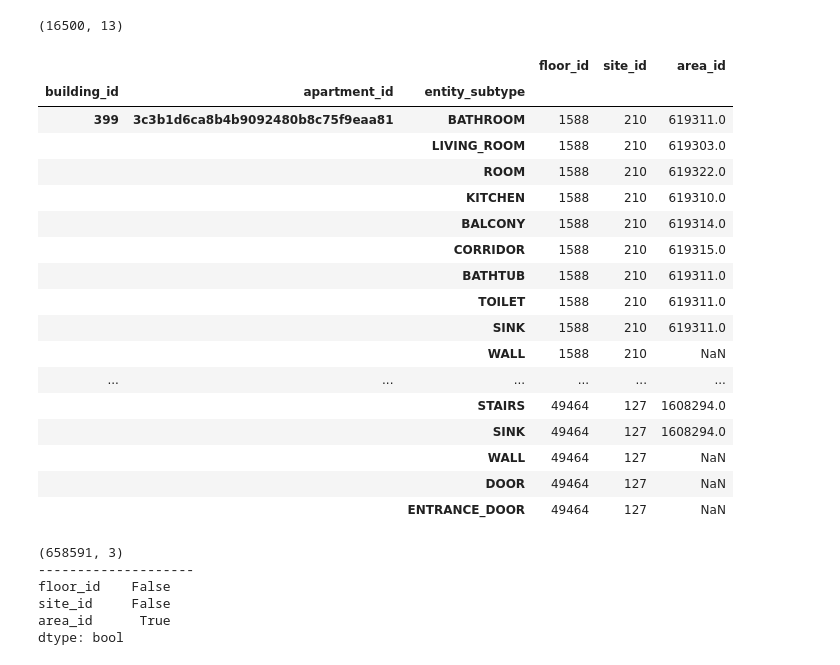
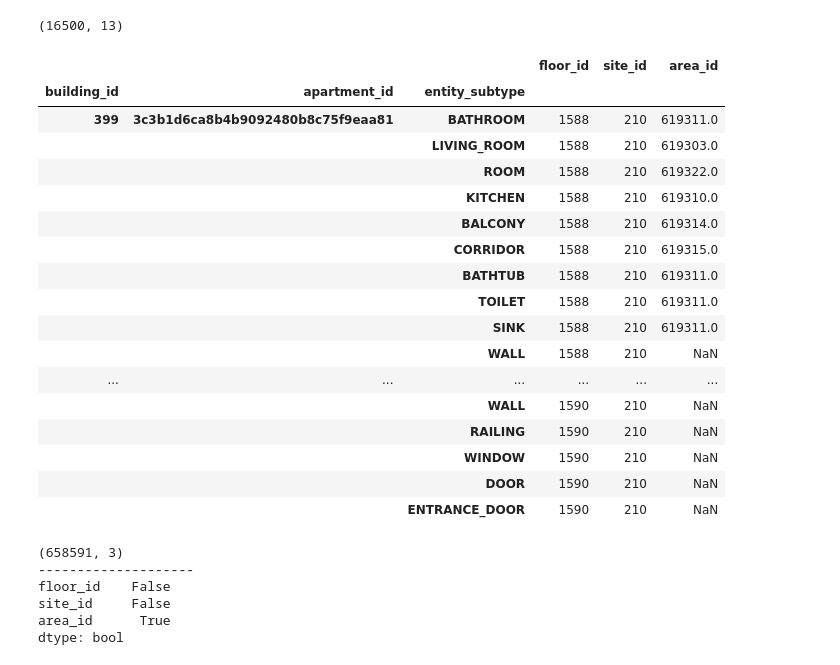
Before and after one commit to Karath-Vamsi/Swiss_homes_analysis, a Jupyter notebook: analysis.ipynb, the cells around one changed output. Saved outputs shown, nothing was run; the diff lists cells and outputs as text; code cells hidden in the pictures.

```diff
--- a/analysis.ipynb
+++ b/analysis.ipynb
@@ -203,27 +167,27 @@ commercial.shape
 # %%
 # Identifier - Contains the unique identifier for each apartment
 identifier = pd.DataFrame(residential[['apartment_id','entity_subtype','floor_id','building_id','site_id','area_id']]).set_index(['building_id','apartment_id','entity_subtype'])
 identifier = identifier[~identifier.index.duplicated(keep='first')]
-identifier.head(100)
+identifier.head(60)
 # %% [output]
 |  |  |  | floor_id | site_id | area_id |
 | building_id | apartment_id | entity_subtype |  |  |  |
 | 399 | 3c3b1d6ca8b4b9092480b8c75f9eaa81 | BATHROOM | 1588 | 210 | 619311.0 |
 |  |  | LIVING_ROOM | 1588 | 210 | 619303.0 |
 |  |  | ROOM | 1588 | 210 | 619322.0 |
 |  |  | KITCHEN | 1588 | 210 | 619310.0 |
 |  |  | BALCONY | 1588 | 210 | 619314.0 |
 |  |  | CORRIDOR | 1588 | 210 | 619315.0 |
 |  |  | BATHTUB | 1588 | 210 | 619311.0 |
 |  |  | TOILET | 1588 | 210 | 619311.0 |
 |  |  | SINK | 1588 | 210 | 619311.0 |
 |  |  | WALL | 1588 | 210 | NaN |
 | ... | ... | ... | ... | ... | ... |
-|  |  | STAIRS | 49464 | 127 | 1608294.0 |
-|  |  | SINK | 49464 | 127 | 1608294.0 |
-|  |  | WALL | 49464 | 127 | NaN |
-|  |  | DOOR | 49464 | 127 | NaN |
-|  |  | ENTRANCE_DOOR | 49464 | 127 | NaN |
+|  |  | WALL | 1590 | 210 | NaN |
+|  |  | RAILING | 1590 | 210 | NaN |
+|  |  | WINDOW | 1590 | 210 | NaN |
+|  |  | DOOR | 1590 | 210 | NaN |
+|  |  | ENTRANCE_DOOR | 1590 | 210 | NaN |
 # %%
 print(identifier.shape)
 print("-"*20)
```
Also changed, not shown: parts of 20 cells of this notebook.
